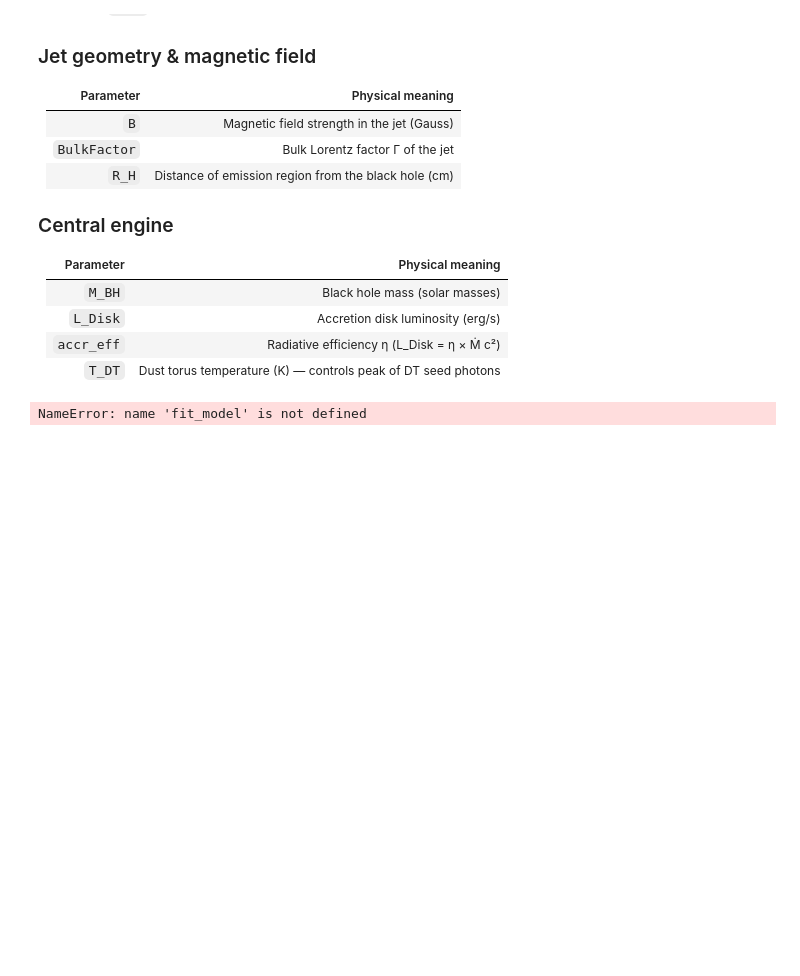
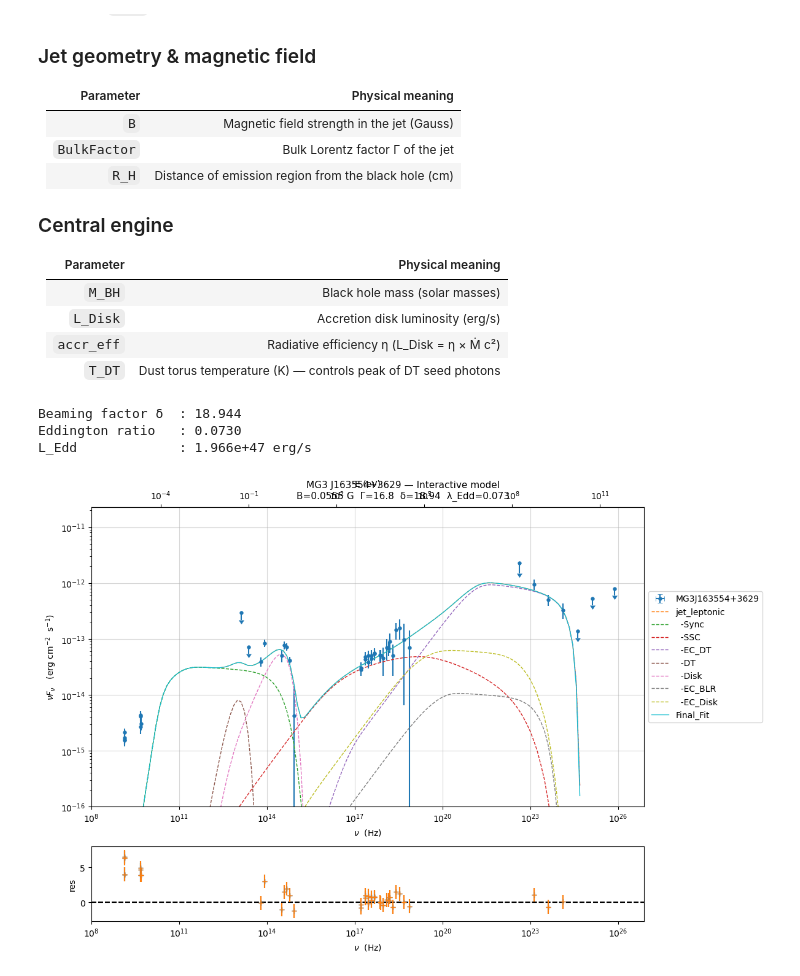
Before and after one commit to Mirza-751/MG3-J163554-3629-SED-Modelling, a Jupyter notebook: analysis/one_zone/01_interactive_model.ipynb, the cells around one changed output. Saved outputs shown, nothing was run; the diff lists cells and outputs as text; code cells hidden in the pictures; blank space fills up the shorter version.

```diff
--- a/analysis/one_zone/01_interactive_model.ipynb
+++ b/analysis/one_zone/01_interactive_model.ipynb
@@ -19,7 +19,7 @@ from jetset.data_loader import Data, ObsData
 fit_model = dill.load(open('../../results/models/prefit_model.pkl', 'rb'))
 
 # Load processed SED data
-sed_data = ObsData.load('../../results/models/sed_data.pkl')
+sed_data = ObsData.load('../../results/models/sed_data_unbinned.pkl')
 
 print('Model loaded successfully.')
 fit_model.show_model()
@@ -61,7 +110,7 @@ Edit the values in the cell below and re-run it + the plot cell to see the effec
 # ============================================================
 
 # --- Electron distribution ---
-fit_model.jet_leptonic.parameters.N.val           = 1988.0    # electron normalisation
+fit_model.jet_leptonic.parameters.N.val           = 2000.0    # electron normalisation
 fit_model.jet_leptonic.parameters.p.val           = 1.590     # low-energy spectral index
 fit_model.jet_leptonic.parameters.p_1.val         = 3.066     # high-energy spectral index
 fit_model.jet_leptonic.parameters.gamma_break.val = 381.0     # break Lorentz factor
@@ -74,8 +123,8 @@ fit_model.jet_leptonic.parameters.BulkFactor.val  = 16.76     # bulk Lorentz fac
 fit_model.jet_leptonic.parameters.R_H.val         = 1.602e18  # cm
 
 # --- Central engine ---
-fit_model.jet_leptonic.parameters.M_BH.val        = 1.946e9   # solar masses
-fit_model.jet_leptonic.parameters.L_Disk.val      = 1.835e46  # erg/s
+fit_model.jet_leptonic.parameters.M_BH.val        = 1.56e9   # solar masses
+fit_model.jet_leptonic.parameters.L_Disk.val      = 1.435e46  # erg/s
 fit_model.jet_leptonic.parameters.accr_eff.val    = 0.083     # radiative efficiency
 fit_model.jet_leptonic.parameters.T_DT.val        = 617.6     # K
 fit_model.jet_leptonic.parameters.R_inner_Sw.val  = 7.27      # inner disk radius (Schwarzschild units)
@@ -93,26 +142,29 @@ print(f'Beaming factor δ  : {delta:.3f}')
 print(f'Eddington ratio   : {lambda_Edd:.4f}')
 print(f'L_Edd             : {L_Edd:.3e} erg/s')
 # %% [output]
-NameError: name 'fit_model' is not defined
+Beaming factor δ  : 18.944
+Eddington ratio   : 0.0730
+L_Edd             : 1.966e+47 erg/s
 # %%
 # ============================================================
 # PLOT — re-run this cell after changing parameters above
 # ============================================================
-fig, axes = plt.subplots(2, 1, figsize=(10, 8),
-                          gridspec_kw={'height_ratios': [3, 1], 'hspace': 0.05})
+
 
 p = fit_model.plot_model(sed_data=sed_data)
 p.add_residual_plot(fit_model, sed_data)
 p.setlim(y_min=1E-16, x_min=1E8)
 plt.suptitle(
     f'MG3 J163554+3629 — Interactive model\n'
     f'B={fit_model.jet_leptonic.parameters.B.val:.4f} G  '
     f'Γ={fit_model.jet_leptonic.parameters.BulkFactor.val:.1f}  '
     f'δ={delta:.2f}  '
     f'λ_Edd={lambda_Edd:.3f}',
     fontsize=11
 )
 plt.show()
+# %% [output]
+[figure, added]
 # %%
 # ============================================================
 # PARAMETER SENSITIVITY — vary one parameter, overlay SEDs
```
Also changed, not shown: parts of 2 cells of this notebook, 32 other files.
